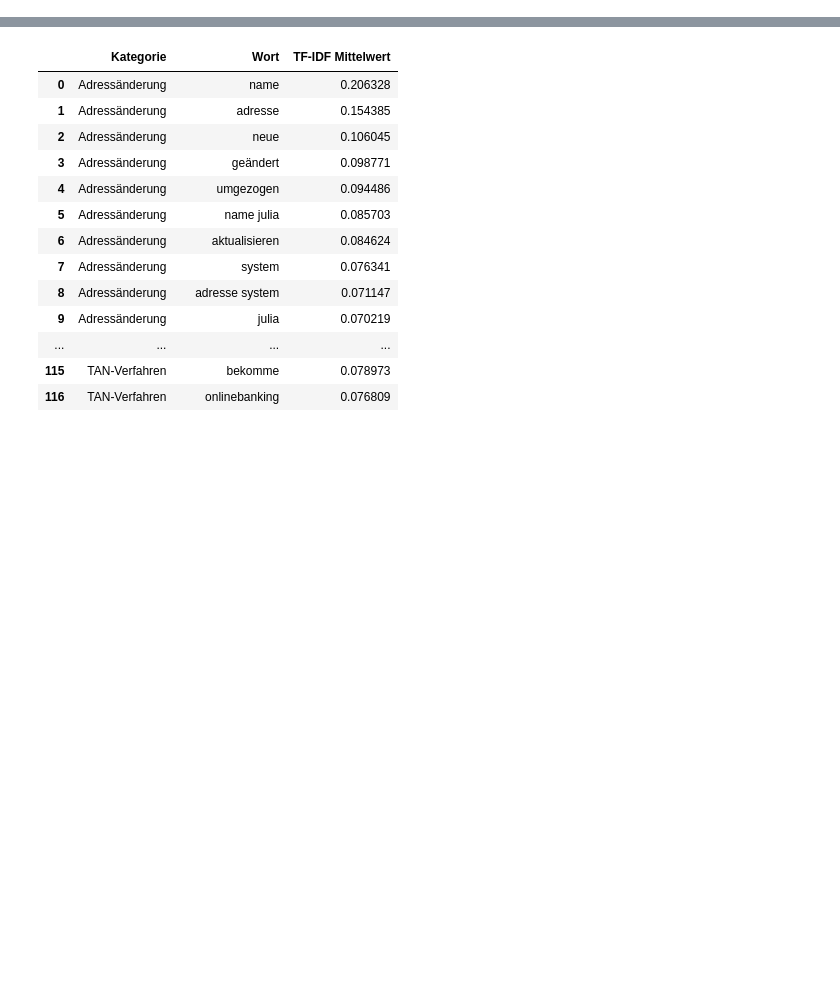
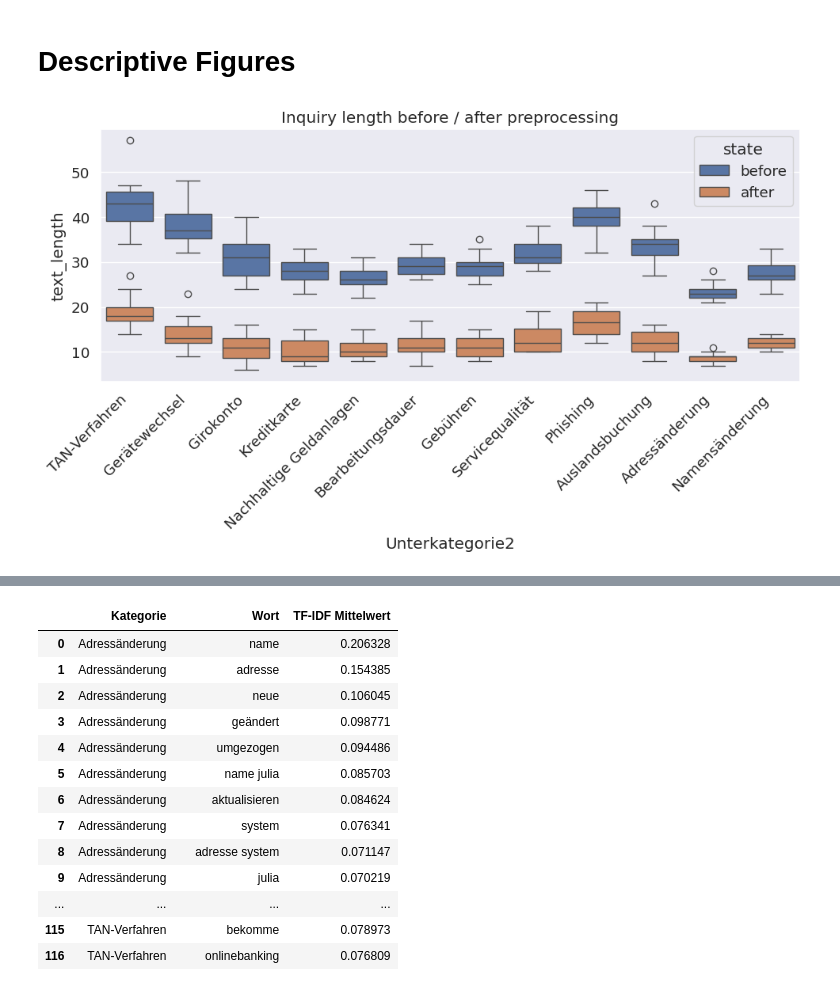
Before and after one commit to almilash/sparkasse_text_classification_challenge, a Jupyter notebook: model/Sparkasse_Challenge_AD-3.ipynb, the cells around one changed output, grey strips where cells are left out. Saved outputs shown, nothing was run; the diff lists cells and outputs as text; code cells hidden in the pictures; blank space fills up the shorter version.

```diff
--- a/model/Sparkasse_Challenge_AD-3.ipynb
+++ b/model/Sparkasse_Challenge_AD-3.ipynb
@@ -156,18 +43,0 @@ df_clean["stemmed"] = df["Kundenanfrage"].apply(lambda tokens: [stemmer.stem(tok
-# %%
-
-
-# Textlänge berechnen (Anzahl Wörter oder Zeichen)
-df_clean["text_length"] = df_clean["Kundenanfrage"].apply(lambda x: len(str(x).split()))
-
-# Plot-Stil (optional)
-sns.set(style="whitegrid")
-
-# Boxplot zeichnen
-plt.figure(figsize=(12, 6))
-sns.boxplot(data=df_clean, x="Unterkategorie2", y="text_length")
-plt.xticks(rotation=45, ha='right')
-plt.xlabel("Kategorie")
-plt.ylabel("Textlänge (Wörter)")
-plt.title("Vergleich der Textlängen nach Kategorie")
-plt.tight_layout()
-plt.show()
@@ -176 +85,21 @@ plt.show()
+# %% [markdown]
+# Descriptive Figures
+# %%
+df = pd.read_excel("20250602_Anfragen_Sample.xlsx")
+df["text_length"] = df["Kundenanfrage"].apply(lambda x: len(str(x).split()))
+df_clean["text_length"] = df_clean["Kundenanfrage"].apply(lambda x: len(str(x).split()))
+df["state"] = "before"
+df_clean["state"] = "after"
+
+df_comb = pd.concat([df, df_clean])
+
+sns.set(font_scale=1.2)
+plt.figure(figsize=(10, 6))
+sns.boxplot(data=df_comb,x='Unterkategorie2', y='text_length',hue='state',dodge=False)
+plt.xticks(rotation=45, ha='right')
+plt.title('Inquiry length before / after preprocessing')
+plt.tight_layout()
+plt.show()
+# %% [output]
+[figure, added]
 # %%
```
Also changed, not shown: parts of 37 cells of this notebook.
